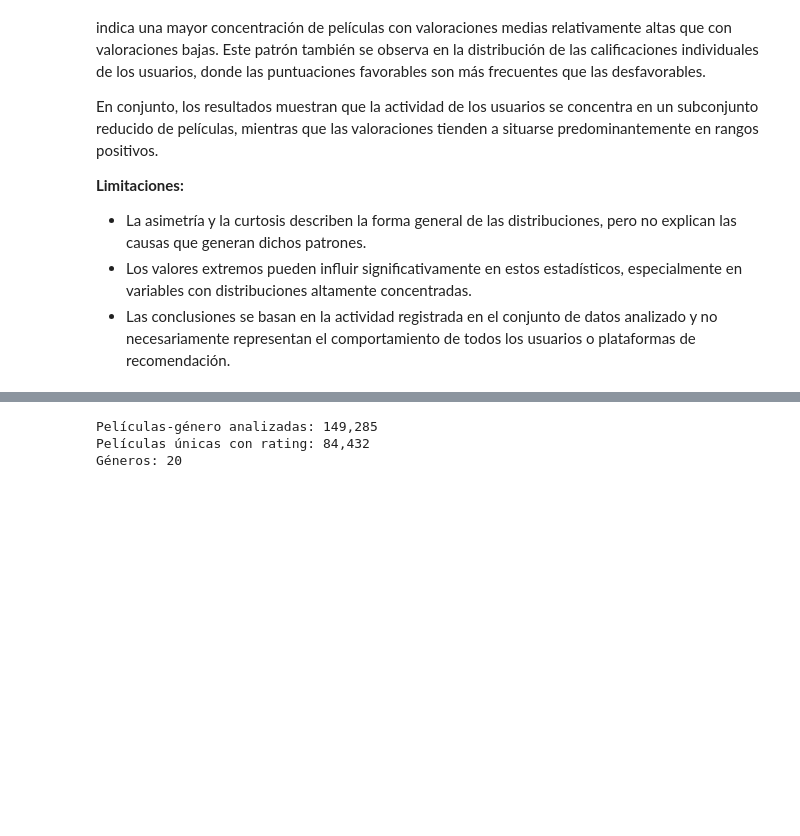
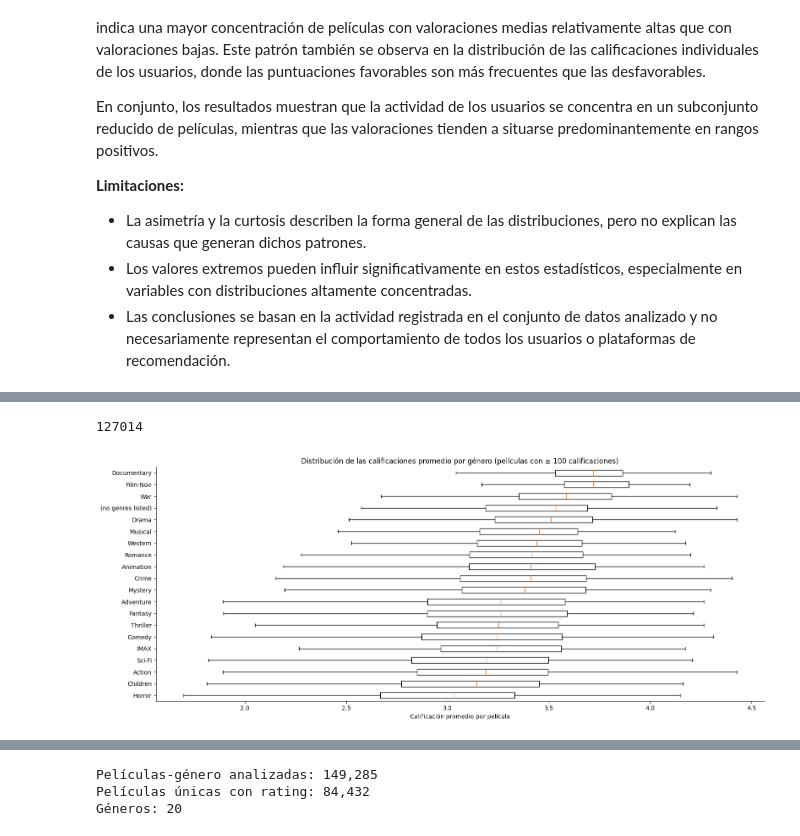
Before and after one commit to chaffrey8/DMEMCD_2026, a Jupyter notebook: notebooks/02_analisis_exploratorio_estadistica.ipynb, the cells around one changed output, grey strips where cells are left out. Drawn from its saved outputs; the diff is of its cells as text; code cells hidden in the pictures; blank space fills up the shorter version.

```diff
--- a/notebooks/02_analisis_exploratorio_estadistica.ipynb
+++ b/notebooks/02_analisis_exploratorio_estadistica.ipynb
@@ -1080,0 +1234,18 @@ LIMITACIONES
+# %%
+MIN_CALIF = 100
+b = per_genre[per_genre["rating_count"] >= 100]
+b_out = per_genre[per_genre["rating_count"] < 100]["movieId"].count()
+print(b_out)
+orden = b.groupby("genre")["rating_mean"].median().sort_values().index #ordena los género de menor a mayor mediana
+datos = [b.loc[b["genre"] == g, "rating_mean"] for g in orden]
+
+fig, ax = plt.subplots(figsize=(16, 6.5))
+ax.boxplot(datos, vert=False, tick_labels=orden, showfliers=False)
+ax.set_xlabel("Calificación promedio por película")
+ax.set_title(f"Distribución de las calificaciones promedio por género (películas con ≥ {MIN_CALIF} calificaciones)")
+ax.spines[["top", "right"]].set_visible(False)
+plt.tight_layout()
+plt.show()
+# %% [output]
+127014
+[figure, added]
```
Also changed, not shown: parts of 57 cells of this notebook.
